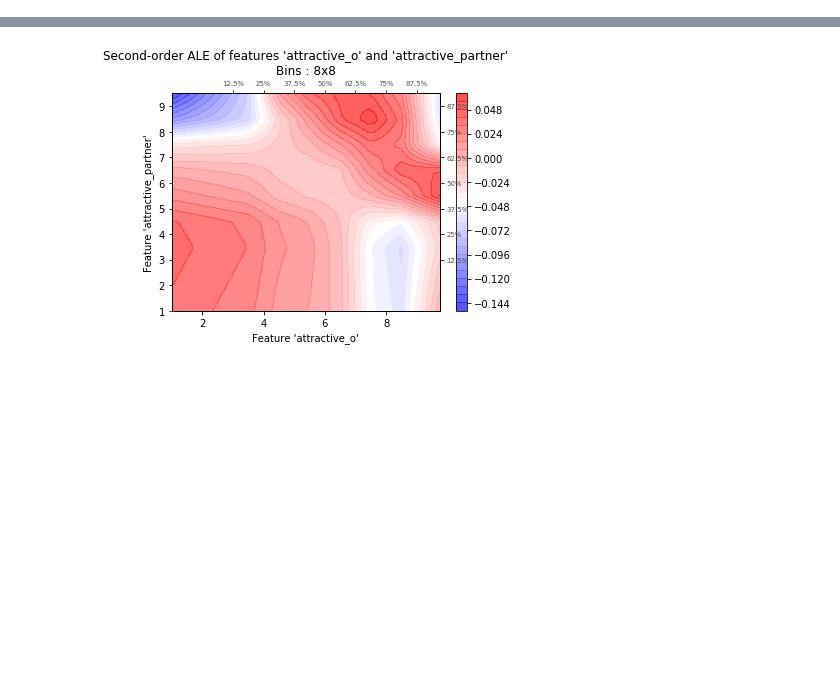
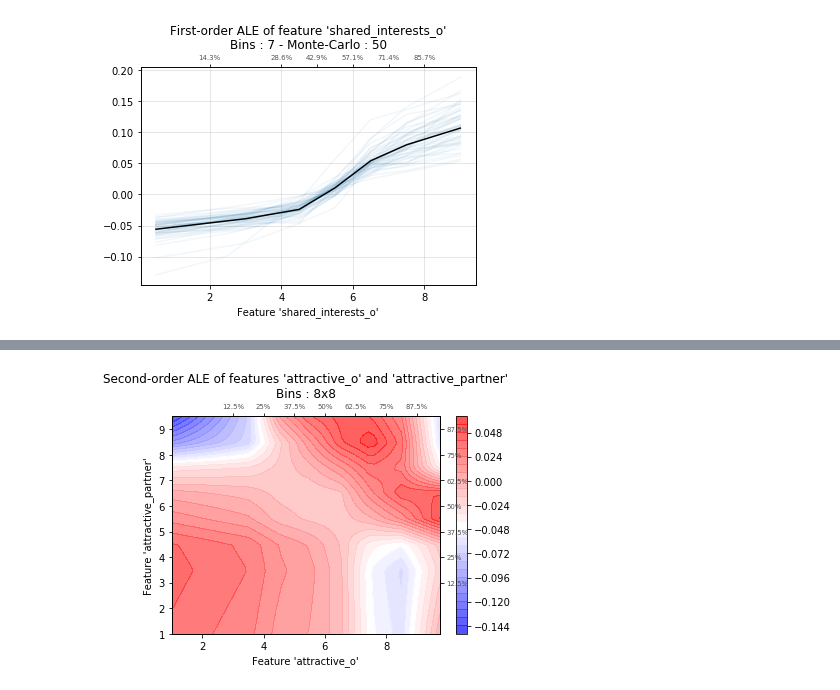
Before and after one commit to freecraver/ml_explainability, a Jupyter notebook: ALE.ipynb, the cells around one changed output, grey strips where cells are left out. Cells and saved outputs as stored; diff of their text form; code cells hidden in the pictures; blank space fills up the shorter version.

Commit message:
pd plots and ale extension

```diff
--- a/ALE.ipynb
+++ b/ALE.ipynb
@@ -103,0 +104,5 @@ for model in models+bad_models:
+# %%
+for model in models+bad_models:
+    ale_plot(model, X, 'shared_interests_o', monte_carlo=True)
+# %% [output]
+[figure, added]
```
Also changed, not shown: parts of 8 cells of this notebook, 1 other file.
